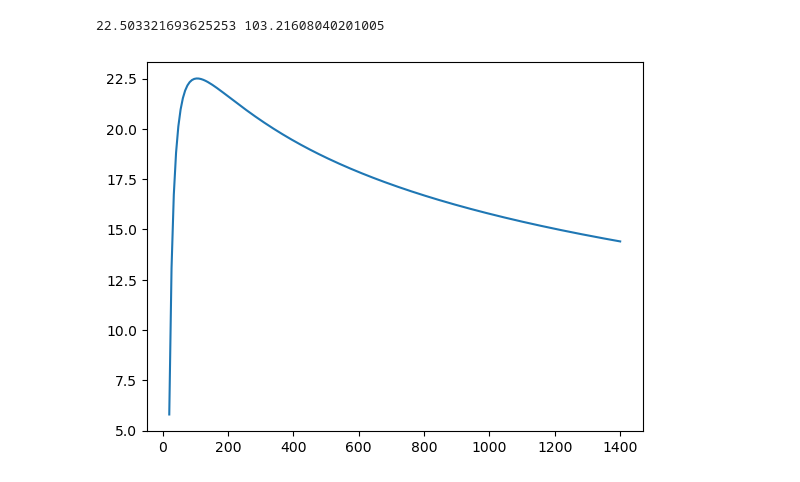
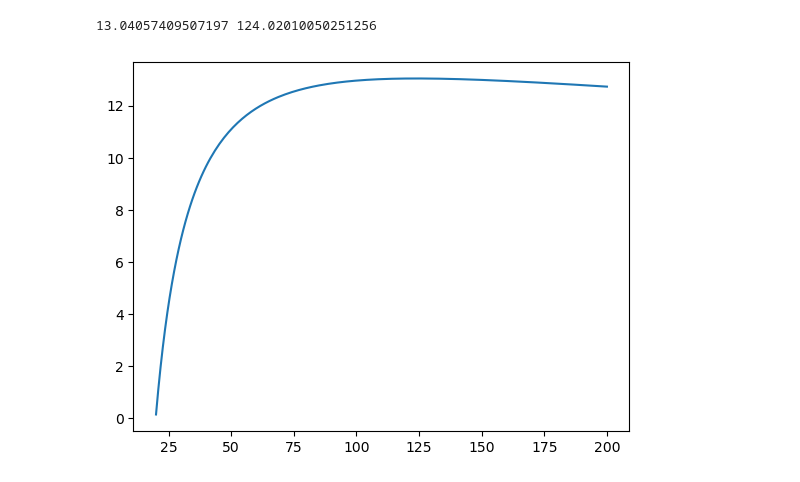
Before and after one commit to Samanyu-T/Fit_EAM, a Jupyter notebook: Jupyter Notebooks/Virial_Coef.ipynb, the cells around one changed output. Drawn from its saved outputs; the diff is of its cells as text; code cells hidden in the pictures.

```diff
--- a/Jupyter Notebooks/Virial_Coef.ipynb
+++ b/Jupyter Notebooks/Virial_Coef.ipynb
@@ -1,35 +1,53 @@
 # %%
 import numpy as np
 from scipy.integrate import trapezoid
 from scipy.interpolate import interp1d
 import matplotlib.pyplot as plt
 
 data = np.loadtxt('../Potentials/He-Beck1968_modified.table', skiprows=8)
 
-phi = data[:,2]
+def Beck1968(r):
+
+    A = 398.7
+    a = 0.675
+    alpha = 4.390
+    beta = 3.746e-4
+
+    return  A*np.exp(-alpha*r - beta*r**6) - (0.869/((r**2 + a**2)**3)) * (1 + ((2.709 + 3*a**2)/(r**2 + a**2)))
+
+def virial_2(r, phi, T):
+
+    kb = 8.6173303e-5
+    beta = 1 / (kb * T)
+    y = ( 1 - np.exp(-beta * phi) ) * r**2
+
+    return 2* np.pi* (trapezoid(y, r) + r[0]**3/3)
+
+# phi = data[:,2]
 r = data[:,1]
+
+phi = Beck1968(r)
 
 pot = interp1d(data[:, 1], data[:, 2])
 
 N = 200
 
 kb = 8.6173303e-5
 
-T_arr = np.linspace(20, 1400, N)
+T_arr = np.linspace(20, 200, N)
 
 B2 = np.zeros(T_arr.shape)
 
 for i, T in enumerate(T_arr):
 
-    beta = 1/(kb*T)
-    y = ( 1 - np.exp(-beta*phi) ) * 2*np.pi*r**2
+    B2[i] = virial_2(r, phi, T)
 
-    trap = trapezoid(y, data[:,1])
-    B2[i] = trap
+conv = 6.02214e-1
 
+B2 = B2*conv
 plt.plot(T_arr, B2)
 
 print(B2.max(), T_arr[B2.argmax()])
 # %% [output]
-22.503321693625253 103.21608040201005
+13.04057409507197 124.02010050251256
-[figure, old version]
+[figure, new version]
```
Also changed, not shown: parts of 2 cells of this notebook, 1 other file.
